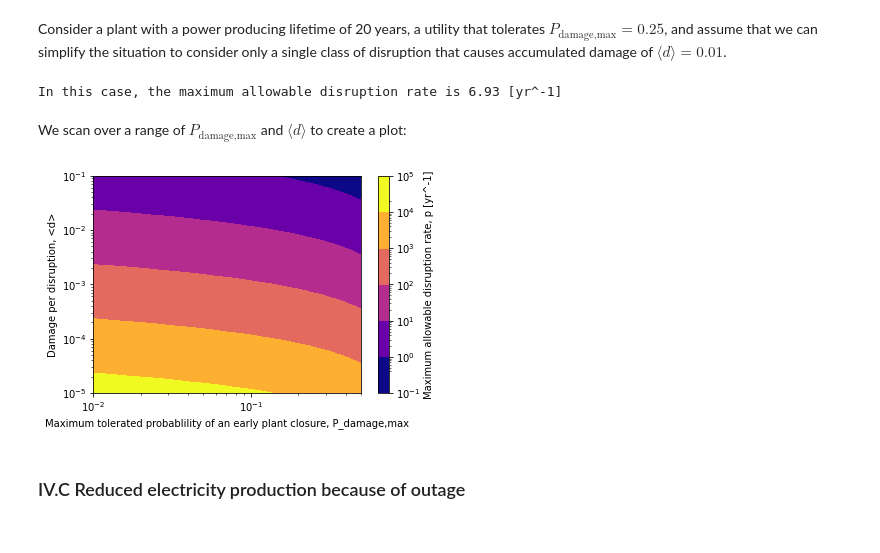
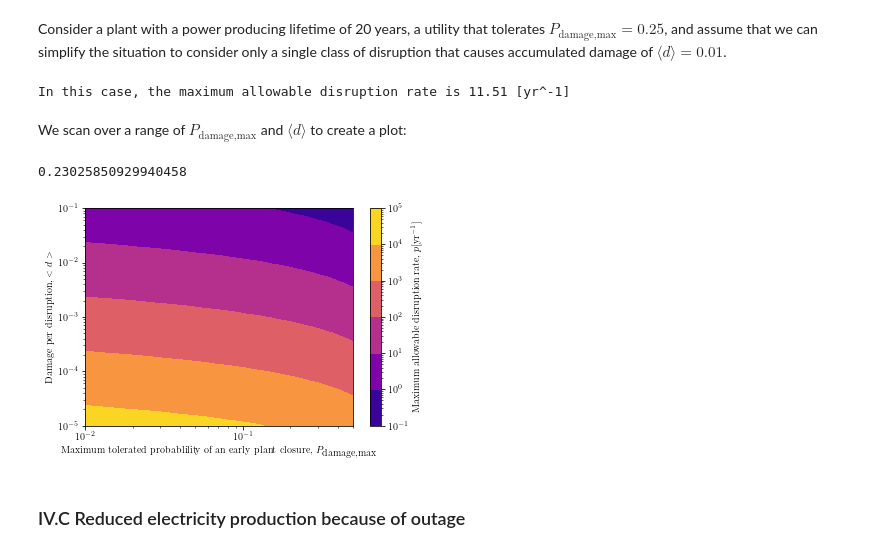
Before and after one commit to andrew-maris/disruptions-tokamak-economics, a Jupyter notebook: model_plots_data.ipynb, the cells around one changed output. Saved outputs shown, nothing was run; the diff lists cells and outputs as text; code cells hidden in the pictures.

```diff
--- a/model_plots_data.ipynb
+++ b/model_plots_data.ipynb
@@ -13,6 +13,7 @@ import numpy as np
 import pandas as pd
 import matplotlib.pyplot as plt
 import matplotlib.colors as colors
+plt.rcParams['text.usetex'] = True
 # %% [markdown]
 # Section IV.B: Reduced electricity production from accumulated damage
 
@@ -91,10 +92,10 @@ def get_p_damage(T,P_damage_max,d):
 # %% [markdown]
 Consider a plant with a power producing lifetime of 20 years, a utility that tolerates $P_{\textrm{damage,max}}=0.25$, and assume that we can simplify the situation to consider only a single class of disruption that causes accumulated damage of $\langle d \rangle = 0.01$.
 # %%
-p_example = get_p_damage(T,0.25,0.01)
+p_example = get_p_damage(T,0.1,0.01)
 print(f'In this case, the maximum allowable disruption rate is {p_example:.2f} [yr^-1]')
 # %% [output]
-In this case, the maximum allowable disruption rate is 6.93 [yr^-1]
+In this case, the maximum allowable disruption rate is 11.51 [yr^-1]
 # %% [markdown]
 We scan over a range of $P_{\textrm{damage,max}}$ and $\langle d \rangle$ to create a plot:
 # %%
@@ -108,18 +109,22 @@ P_damage_max_scan = np.vstack([np.logspace(np.log10(P_damage_max_lower),np.log10
 
 #Compute p
 p_req = get_p_damage(T,P_damage_max_scan,d_scan)
+# %%
+get_p_damage(T,0.1,0.5)
+# %% [output]
+0.23025850929940458
 # %%
 #Create contour plot and color bar
-plt.contourf(P_damage_max_scan,d_scan,p_req,norm=colors.LogNorm(vmin=p_req.min(), vmax=p_req.max()),cmap='plasma')
+plt.contourf(P_damage_max_scan,d_scan,p_req,norm=colors.LogNorm(vmin=1e-1, vmax=1e5),cmap='plasma')
 cbr= plt.colorbar()
 
 #Add a labels, adjust scales
-cbr.set_label('Maximum allowable disruption rate, p [yr^-1]')
-plt.ylabel('Damage per disruption, <d>')
-plt.xlabel('Maximum tolerated probablility of an early plant closure, P_damage,max')
+cbr.set_label(r'\textrm{Maximum allowable disruption rate, }$p [\textrm{yr}^{-1}]$')
+plt.ylabel(r'\textrm{Damage per disruption, }$<d>$')
+plt.xlabel(r'\textrm{Maximum tolerated probablility of an early plant closure, }$P_{\textrm{damage,max}}$')
 plt.yscale('log')
 plt.xscale('log')
-#plt.savefig('Plots/damage_disrupt_rate_limit.png',dpi=200)
+plt.savefig('Plots/damage_disrupt_rate_limit.png',dpi=200)
 # %% [output]
-[figure, old version]
+[figure, new version]
 # %%
```
Also changed, not shown: parts of 14 cells of this notebook, 12 other files.
